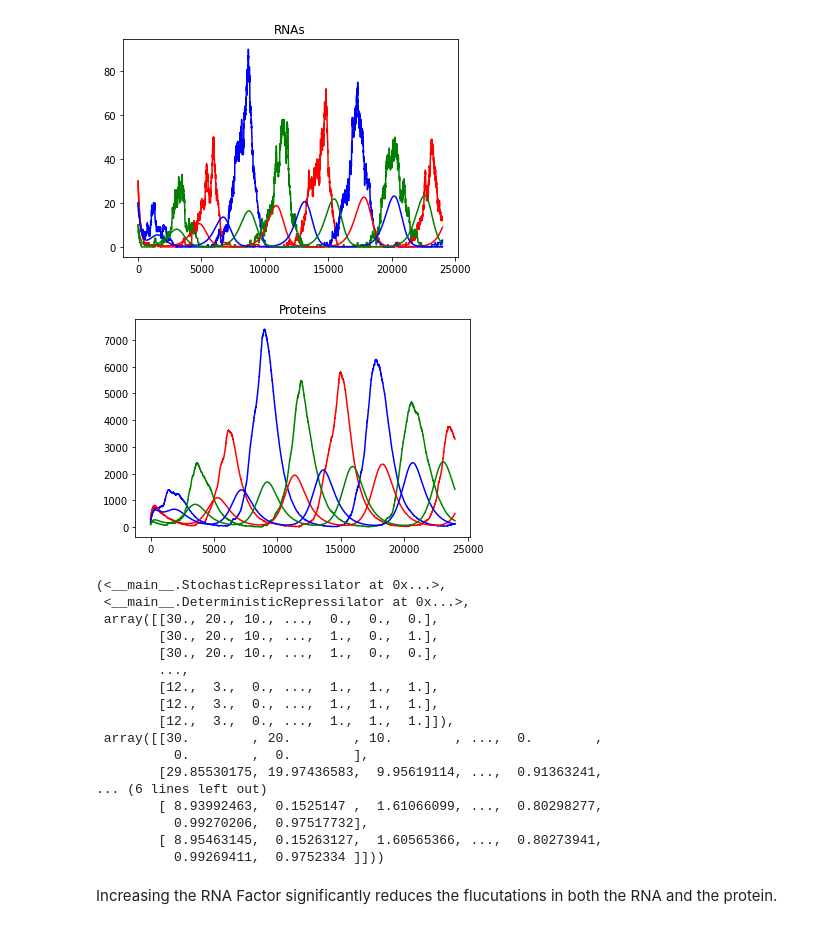
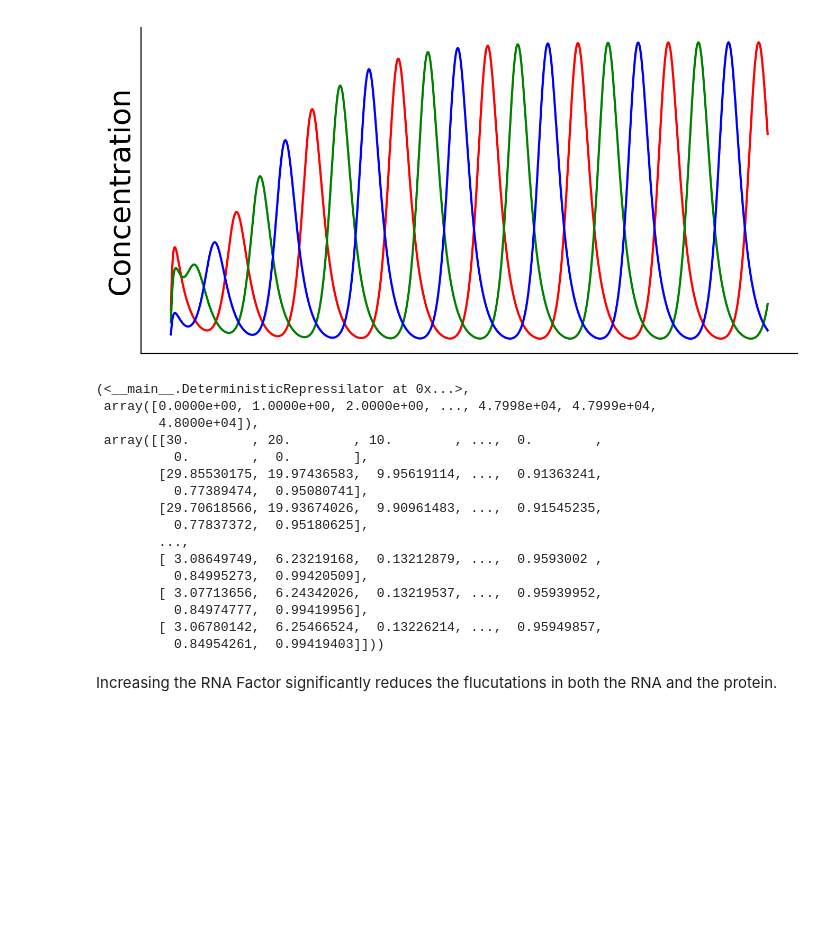
Before and after one commit to ajin40/cdh-gata6-model, a Jupyter notebook: HW5/repressilator.ipynb, the cells around one changed output. Cells and saved outputs as stored; diff of their text form; code cells hidden in the pictures; blank space fills up the shorter version.

```diff
--- a/HW5/repressilator.ipynb
+++ b/HW5/repressilator.ipynb
@@ -440,10 +440,16 @@ def RunDeterministicRepressilator(T=100., dt=1., plots=False,
     curvetypes = ['r-', 'g-', 'b-']
     if plots:
         import pylab
-        pylab.figure(1)
-        for i in range(3):
-            pylab.plot(dts, dtraj[:, dr.chemIndex[dr.mRNAs[i]]], curvetypes[i])
-        pylab.figure(2)
+        # pylab.figure(1)
+        # for i in range(3):
+        #     pylab.plot(dts, dtraj[:, dr.chemIndex[dr.mRNAs[i]]], curvetypes[i])
+        # pylab.figure(2)
+        fig, ax = pylab.subplots(figsize=(8, 4), dpi=200)
+        ax.set_ylabel('Concentration',  fontsize='20')
+        ax.set_yticks([])
+        ax.set_xticks([])
+        ax.spines['top'].set_visible(False)
+        ax.spines['right'].set_visible(False)
         for i in range(3):
             pylab.plot(
                 dts,
@@ -576,27 +582,26 @@ def Animate(trajectory):
     #animator.AnimateTrajectory(trajectory)
 # %%
 # Run the simulation for at least 6,000 seconds and plot the protein, RNA, and promoter states as a function of time.
-CompareDetSto(tmax=24000, dt=1., RNAFactor=1)
+#CompareDetSto(tmax=24000, dt=1., RNAFactor=1)
+RunDeterministicRepressilator(T=48000, dt=1., plots=True)
 # %% [output]
-[figure, old version]
+[figure, new version]
-[figure, removed]
-(<__main__.StochasticRepressilator at 0x...>,
- <__main__.DeterministicRepressilator at 0x...>,
- array([[30., 20., 10., ...,  0.,  0.,  0.],
-        [30., 20., 10., ...,  1.,  0.,  1.],
-        [30., 20., 10., ...,  1.,  0.,  0.],
-        ...,
-        [12.,  3.,  0., ...,  1.,  1.,  1.],
-        [12.,  3.,  0., ...,  1.,  1.,  1.],
-        [12.,  3.,  0., ...,  1.,  1.,  1.]]),
+(<__main__.DeterministicRepressilator at 0x...>,
+ array([0.0000e+00, 1.0000e+00, 2.0000e+00, ..., 4.7998e+04, 4.7999e+04,
+        4.8000e+04]),
  array([[30.        , 20.        , 10.        , ...,  0.        ,
           0.        ,  0.        ],
         [29.85530175, 19.97436583,  9.95619114, ...,  0.91363241,
-... (6 lines left out)
-        [ 8.93992463,  0.1525147 ,  1.61066099, ...,  0.80298277,
-          0.99270206,  0.97517732],
-        [ 8.95463145,  0.15263127,  1.60565366, ...,  0.80273941,
-          0.99269411,  0.9752334 ]]))
+          0.77389474,  0.95080741],
+        [29.70618566, 19.93674026,  9.90961483, ...,  0.91545235,
+          0.77837372,  0.95180625],
+        ...,
+        [ 3.08649749,  6.23219168,  0.13212879, ...,  0.9593002 ,
+          0.84995273,  0.99420509],
+        [ 3.07713656,  6.24342026,  0.13219537, ...,  0.95939952,
+          0.84974777,  0.99419956],
+        [ 3.06780142,  6.25466524,  0.13226214, ...,  0.95949857,
+          0.84954261,  0.99419403]]))
 # %% [markdown]
 Increasing the RNA Factor significantly reduces the flucutations in both the RNA and the protein.
 # %%
```
Also changed, not shown: 5 other files.
